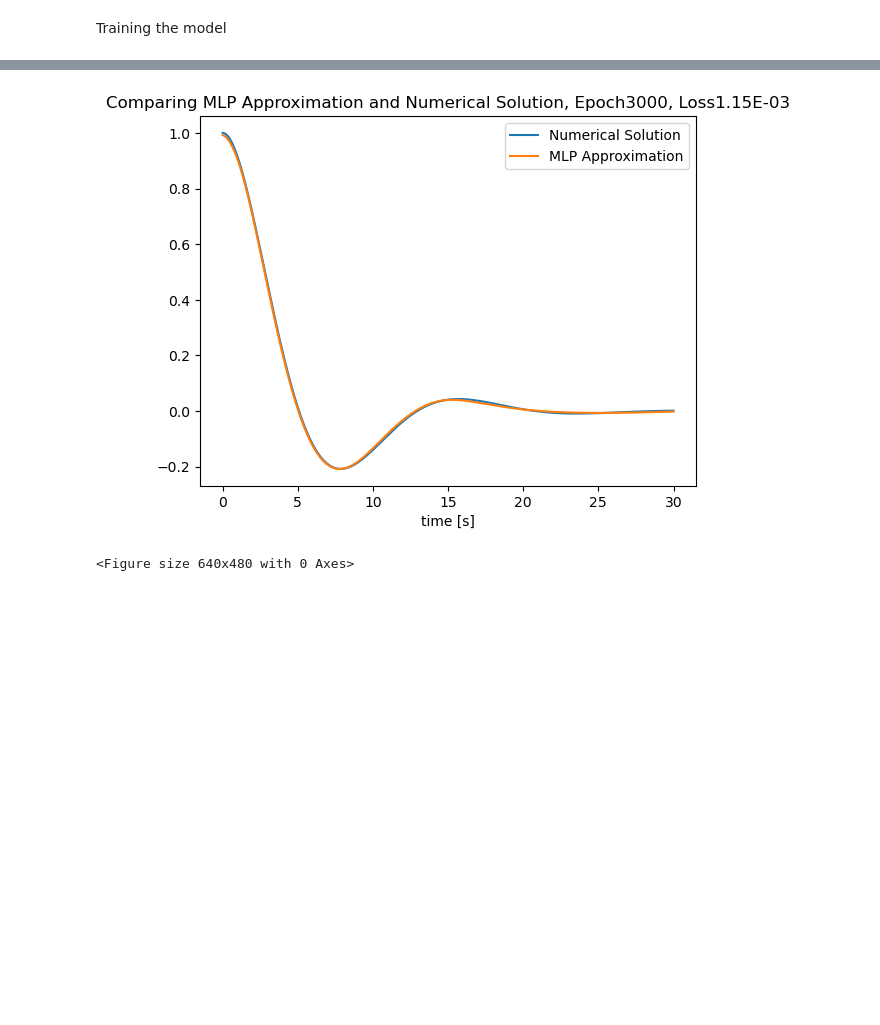
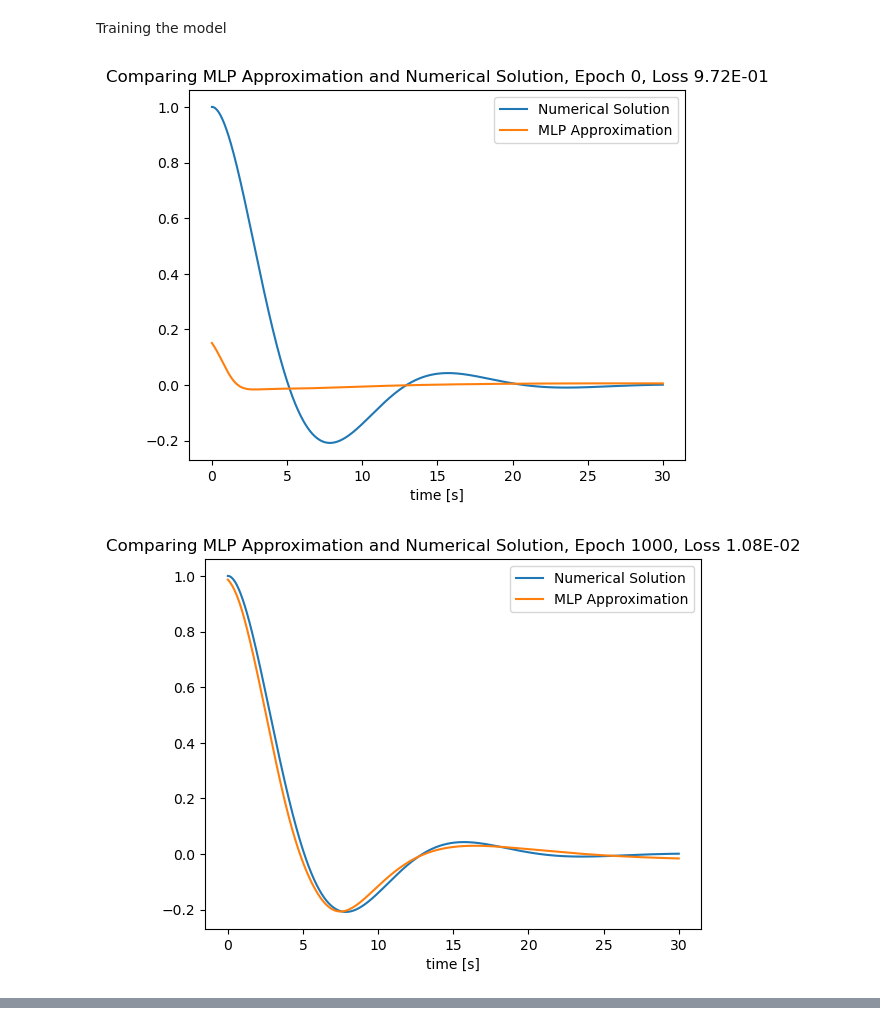
Before and after one commit to RoshenS/PINNs, a Jupyter notebook: Simple PINN.ipynb, the cells around one changed output, grey strips where cells are left out. Drawn from its saved outputs; the diff is of its cells as text; code cells hidden in the pictures; blank space fills up the shorter version.

```diff
--- a/Simple PINN.ipynb
+++ b/Simple PINN.ipynb
@@ -167,26 +167,25 @@ Training the model
 # %%
 #residuals?
 #loss balancing? ReLoBRaLo
 #learning rate? REDUCELRONPLATEAU
 
 n_epochs = 3001
 batch_size = 32
-
-# Ensure requires_grad = true in input tensor.
-t_train.requires_grad_(True)
 
 for epoch in range(n_epochs):
     for b_num in range(0,len(t_train),batch_size):
         l = b_num
         u = l+batch_size
         batch = t_train[l:u,:]
 
         optim.zero_grad()
         loss = loss_fn(model, batch)
         loss.backward()
         optim.step()
 
-    if not (epoch%500):
-        print(f'Finished epoch {epoch}, latest loss {loss.item():.2E}')
-        #plot_comp()
+    if not (epoch%1000):
+        #print(f'Finished epoch {epoch}, latest loss {loss.item():.2E}')
+        plot_comp()
 # %% [output]
+[figure, added]
+[figure, added]
@@ -200,5 +194,0 @@ Finished epoch 3000, latest loss 1.15E-03
-# %%
-plot_comp()
-# %% [output]
-[figure, removed]
-<Figure size 640x480 with 0 Axes>
```
Also changed, not shown: parts of 4 cells of this notebook, 1 other file.
